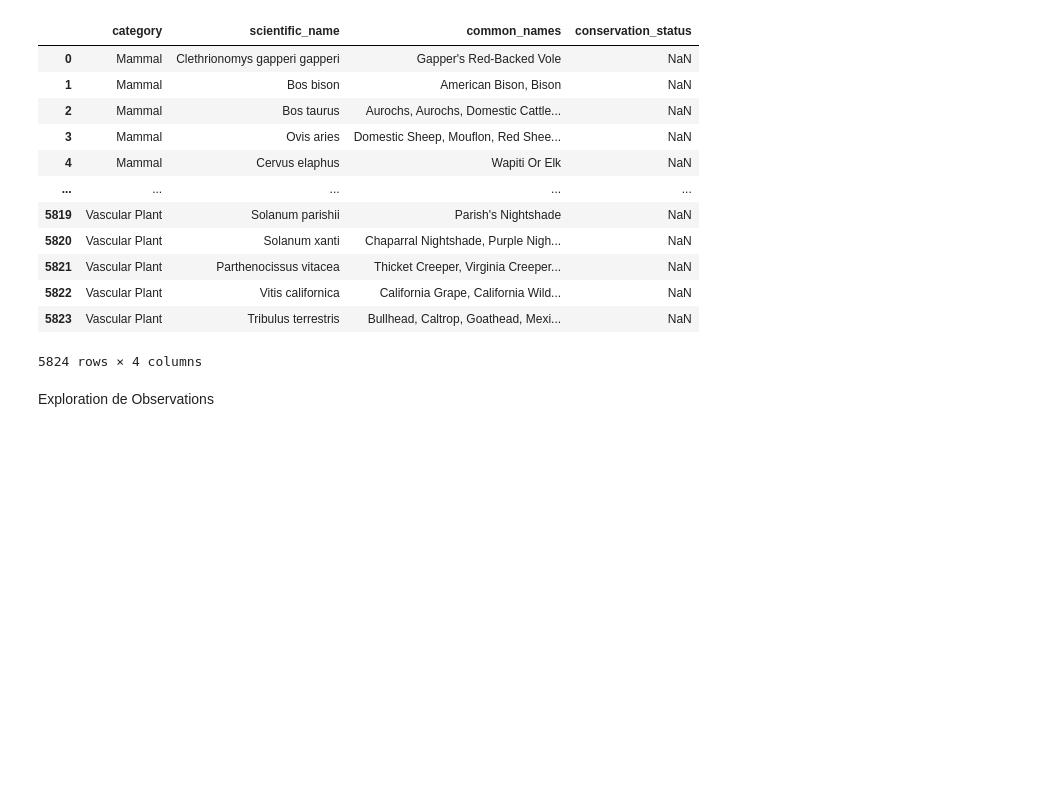
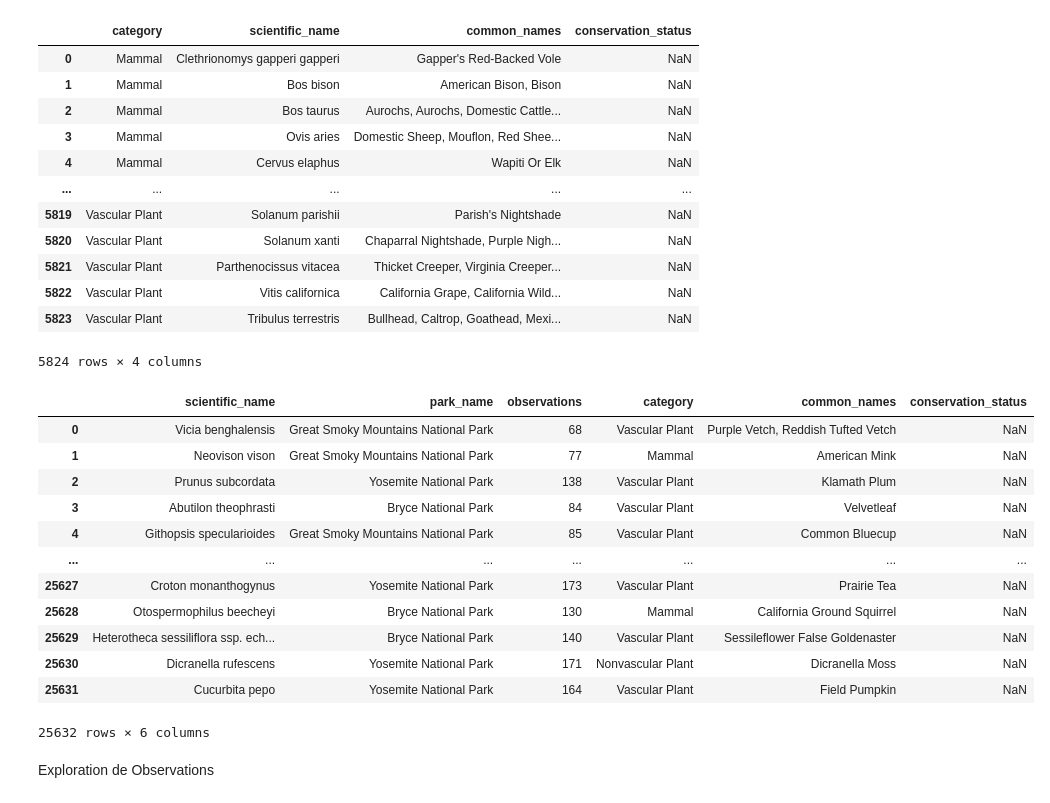
Before and after one commit to GitOlivier10/biodiversity-starter, a Jupyter notebook: biodiversity.ipynb, the cells around one changed output. Drawn from its saved outputs; the diff is of its cells as text; code cells hidden in the pictures; blank space fills up the shorter version.

```diff
--- a/biodiversity.ipynb
+++ b/biodiversity.ipynb
@@ -104,6 +106,23 @@ display(species_info_csv)
 | 5822 | Vascular Plant | Vitis californica | California Grape, California Wild... | NaN |
 | 5823 | Vascular Plant | Tribulus terrestris | Bullhead, Caltrop, Goathead, Mexi... | NaN |
 5824 rows × 4 columns
+# %%
+df_fusionne = observations_csv.merge(species_info_csv, on='scientific_name', how='inner')
+display(df_fusionne)
+# %% [output]
+|  | scientific_name | park_name | observations | category | common_names | conservation_status |
+| 0 | Vicia benghalensis | Great Smoky Mountains National Park | 68 | Vascular Plant | Purple Vetch, Reddish Tufted Vetch | NaN |
+| 1 | Neovison vison | Great Smoky Mountains National Park | 77 | Mammal | American Mink | NaN |
+| 2 | Prunus subcordata | Yosemite National Park | 138 | Vascular Plant | Klamath Plum | NaN |
+| 3 | Abutilon theophrasti | Bryce National Park | 84 | Vascular Plant | Velvetleaf | NaN |
+| 4 | Githopsis specularioides | Great Smoky Mountains National Park | 85 | Vascular Plant | Common Bluecup | NaN |
+| ... | ... | ... | ... | ... | ... | ... |
+| 25627 | Croton monanthogynus | Yosemite National Park | 173 | Vascular Plant | Prairie Tea | NaN |
+| 25628 | Otospermophilus beecheyi | Bryce National Park | 130 | Mammal | California Ground Squirrel | NaN |
+| 25629 | Heterotheca sessiliflora ssp. ech... | Bryce National Park | 140 | Vascular Plant | Sessileflower False Goldenaster | NaN |
+| 25630 | Dicranella rufescens | Yosemite National Park | 171 | Nonvascular Plant | Dicranella Moss | NaN |
+| 25631 | Cucurbita pepo | Yosemite National Park | 164 | Vascular Plant | Field Pumpkin | NaN |
+25632 rows × 6 columns
 # %% [markdown]
 Exploration de Observations
 # %%
```
Also changed, not shown: parts of 1 cell of this notebook.
